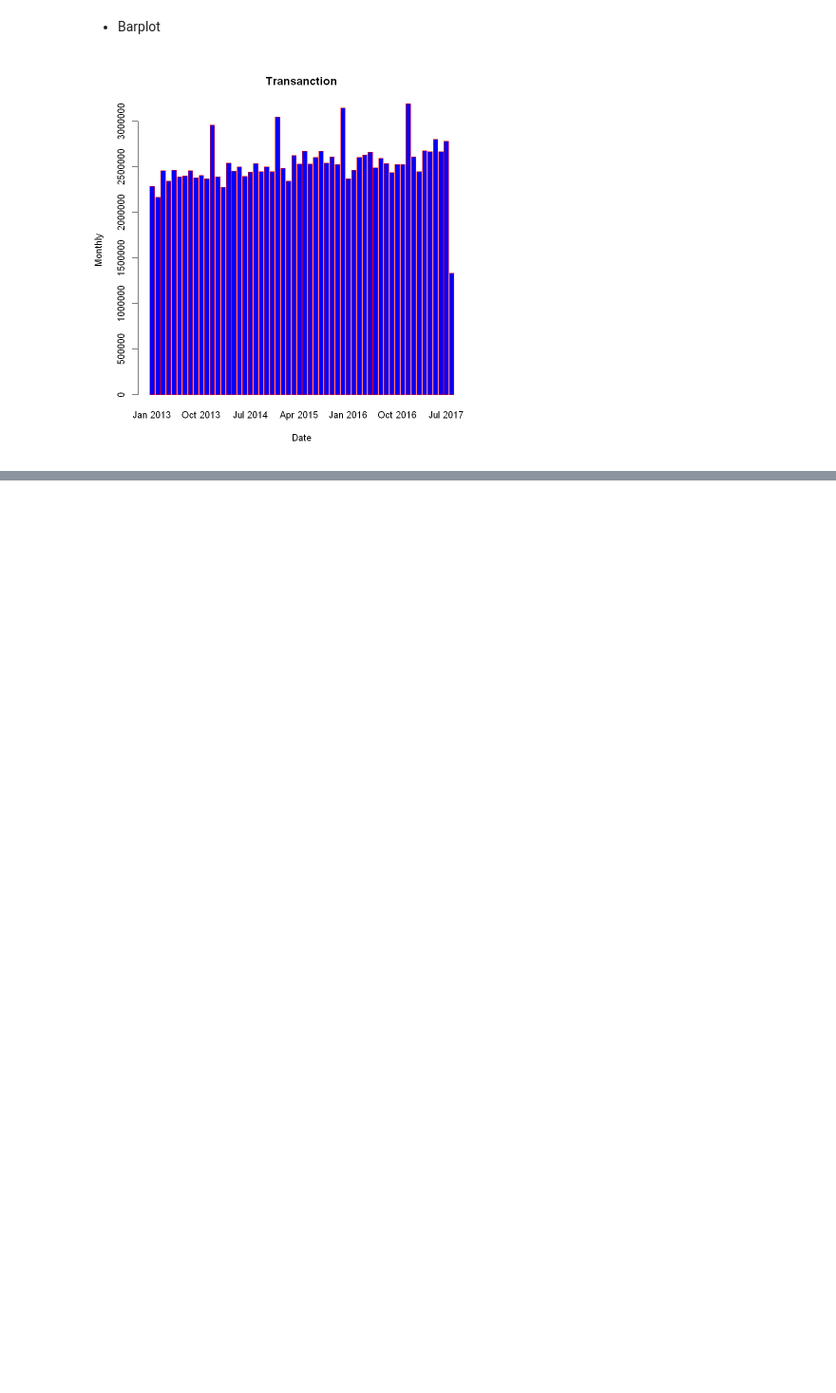
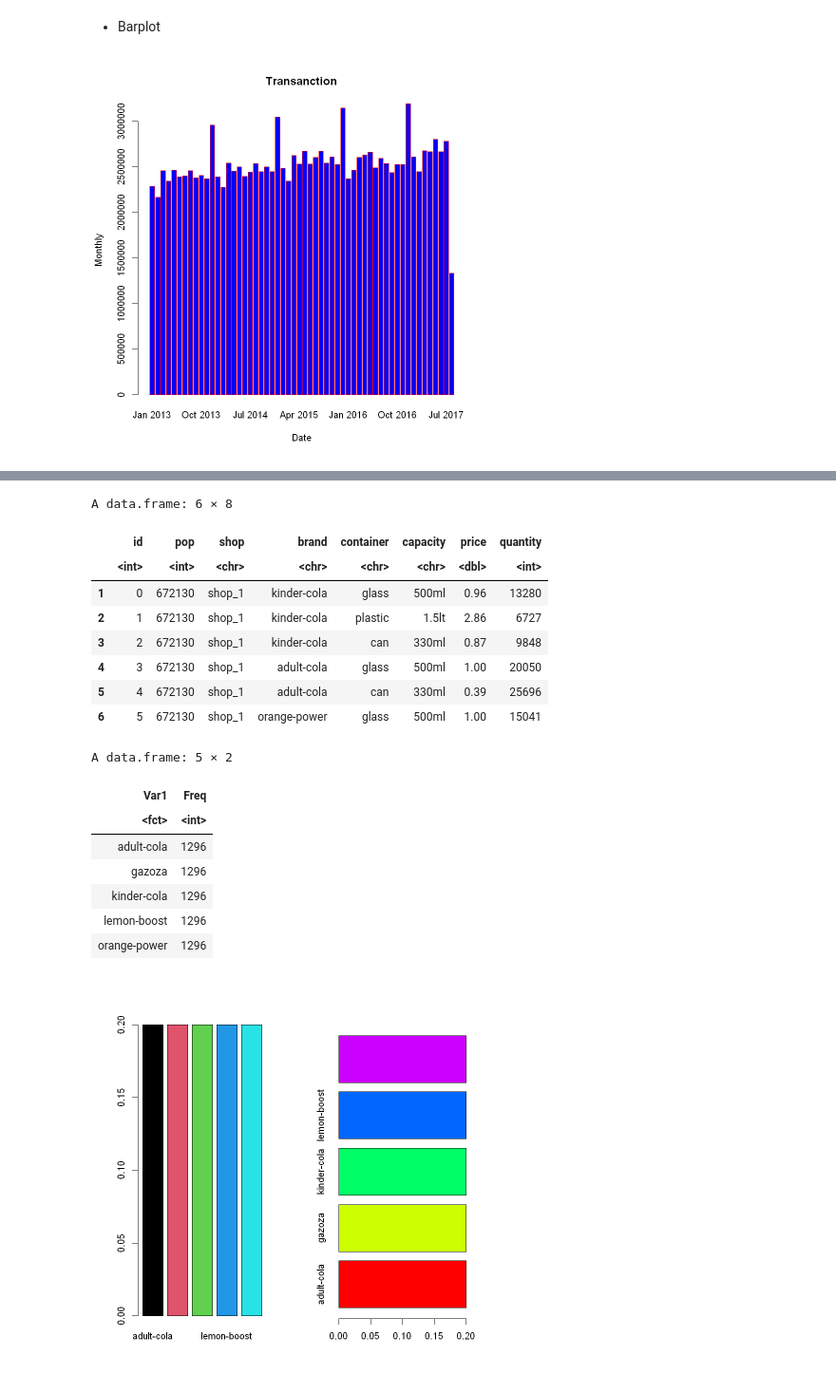
Before and after one commit to u-r-a-bot/R_tuts, a Jupyter notebook: week_1/data_visualisation_1.ipynb, the cells around one changed output, grey strips where cells are left out. Shown: that part at 95% size. Drawn from its saved outputs; the diff is of its cells as text; code cells hidden in the pictures; blank space fills up the shorter version.

```diff
--- a/week_1/data_visualisation_1.ipynb
+++ b/week_1/data_visualisation_1.ipynb
@@ -87,0 +119,30 @@ A data.frame: 6 × 1
+# %%
+cola = read.csv("week_1/cola.csv")
+cola = na.omit(cola)
+head(cola)
+cola_table = table(cola$brand)
+cola_table = cbind.data.frame(cola_table)
+cola_table
+cola_table$Relative_Freq = cola_table$Freq / sum(cola_table$Freq)
+par(mfcol =  c(1,2))
+barplot(cola_table$Relative_Freq , names.arg = cola_table$Var1, col = c(1,2,3,4,5))
+barplot(cola_table$Relative_Freq , names.arg = cola_table$Var1, col = rainbow(5), horiz = T)
+# %% [output]
+A data.frame: 6 × 8
+|  | id | pop | shop | brand | container | capacity | price | quantity |
+|  | <int> | <int> | <chr> | <chr> | <chr> | <chr> | <dbl> | <int> |
+| 1 | 0 | 672130 | shop_1 | kinder-cola | glass | 500ml | 0.96 | 13280 |
+| 2 | 1 | 672130 | shop_1 | kinder-cola | plastic | 1.5lt | 2.86 | 6727 |
+| 3 | 2 | 672130 | shop_1 | kinder-cola | can | 330ml | 0.87 | 9848 |
+| 4 | 3 | 672130 | shop_1 | adult-cola | glass | 500ml | 1.00 | 20050 |
+| 5 | 4 | 672130 | shop_1 | adult-cola | can | 330ml | 0.39 | 25696 |
+| 6 | 5 | 672130 | shop_1 | orange-power | glass | 500ml | 1.00 | 15041 |
+A data.frame: 5 × 2
+| Var1 | Freq |
+| <fct> | <int> |
+| adult-cola | 1296 |
+| gazoza | 1296 |
+| kinder-cola | 1296 |
+| lemon-boost | 1296 |
+| orange-power | 1296 |
+[figure, added]
```
Also changed, not shown: parts of 20 cells of this notebook, 2 other files.
